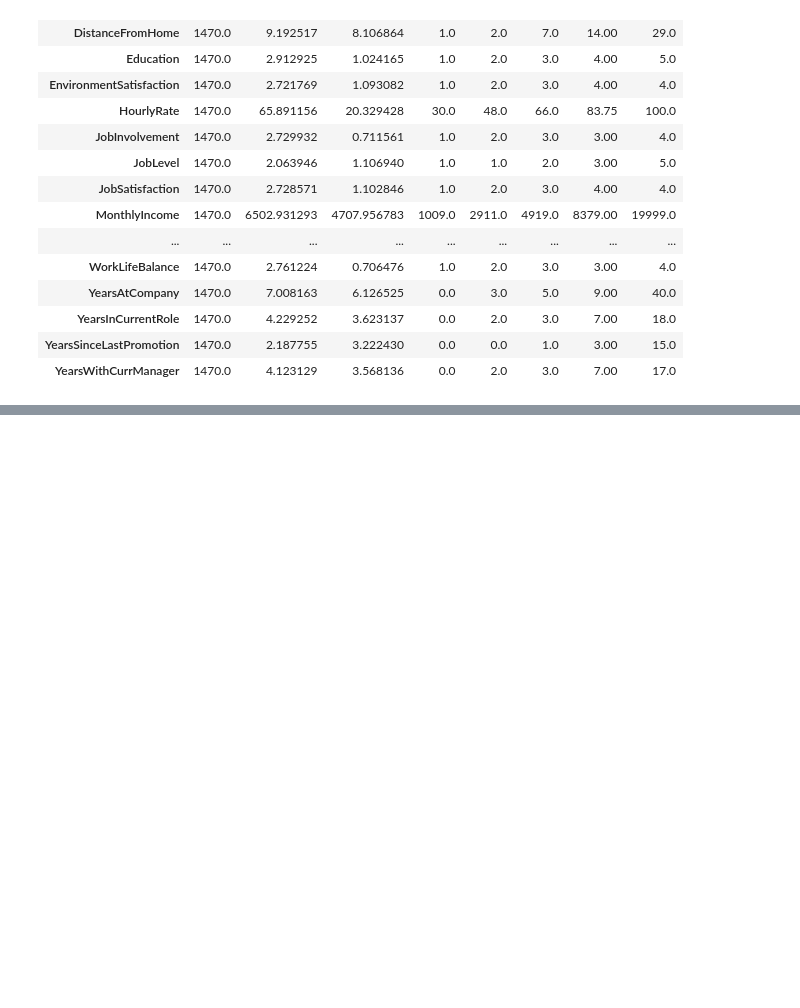
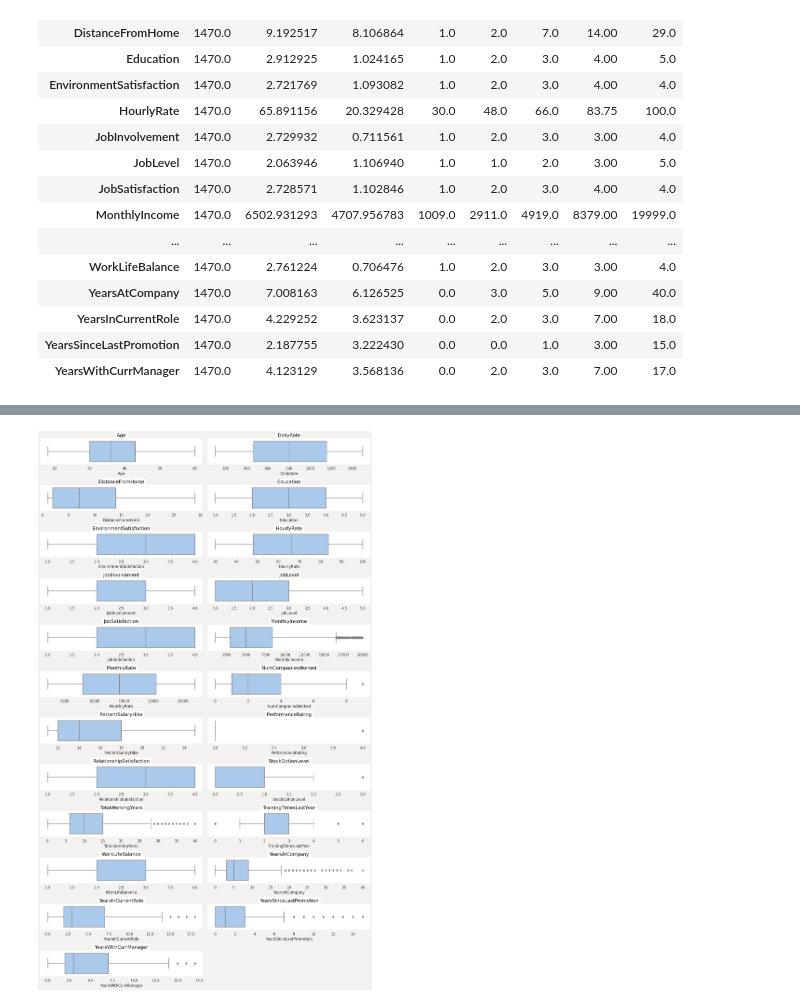
Before and after one commit to abdyraman/hr-deep-learning, a Jupyter notebook: deep_hr.ipynb, the cells around one changed output, grey strips where cells are left out. Cells and saved outputs as stored; diff of their text form; code cells hidden in the pictures; blank space fills up the shorter version.

```diff
--- a/deep_hr.ipynb
+++ b/deep_hr.ipynb
@@ -141,26 +174,0 @@ Data Visualisations
-# %%
-import seaborn as sns
-import matplotlib.pyplot as plt
-
-# Assuming unique_counts_objects is a Series containing the number of unique values for each categorical variable
-
-sns.set(rc={"axes.facecolor": "white", "figure.facecolor": "#9ed9cd"})
-sns.set_palette("pastel")
-
-# Loop through each categorical variable and create countplot and pie chart
-for col in unique_counts_objects.index:
-
-    fig, axes = plt.subplots(1, 2, figsize=(10, 5))
-
-    # Countplot
-    ax1 = sns.countplot(data=df, x=col, ax=axes[0])
-    ax1.set_xticklabels(ax1.get_xticklabels(), rotation=90)
-
-    # Pie chart
-    count_values = df[col].value_counts()
-    ax2 = axes[1]
-    ax2.pie(count_values, labels=count_values.index, autopct='%1.1f%%', startangle=140)
-    ax2.set_aspect("equal")  # Equal aspect ratio ensures that pie is drawn as a circle.
-
-    plt.suptitle(col, backgroundcolor='black', color='white', fontsize=15)
-    plt.show()
@@ -197,9 +174,0 @@ for column in unique_counts_objects.index:
-# %%
-plt.figure(figsize = (15,25))
-for idx, i in enumerate(num):
-    plt.subplot(12, 2, idx + 1)
-    sns.boxplot(x = i, data = df)
-    plt.title(i,backgroundcolor='black',color='white',fontsize=15)
-    plt.xlabel(i, size = 12)
-plt.tight_layout()
-plt.show()
@@ -404,0 +196,11 @@ weighted avg       0.97      0.97      0.96       294
+# %%
+plt.figure(figsize = (15,25))
+for idx, i in enumerate(num):
+    plt.subplot(12, 2, idx + 1)
+    sns.boxplot(x = i, data = df)
+    plt.title(i,backgroundcolor='white',color='black',fontsize=15)
+    plt.xlabel(i, size = 12)
+plt.tight_layout()
+plt.show()
+# %% [output]
+[figure, added]
```
Also changed, not shown: parts of 65 cells of this notebook.
